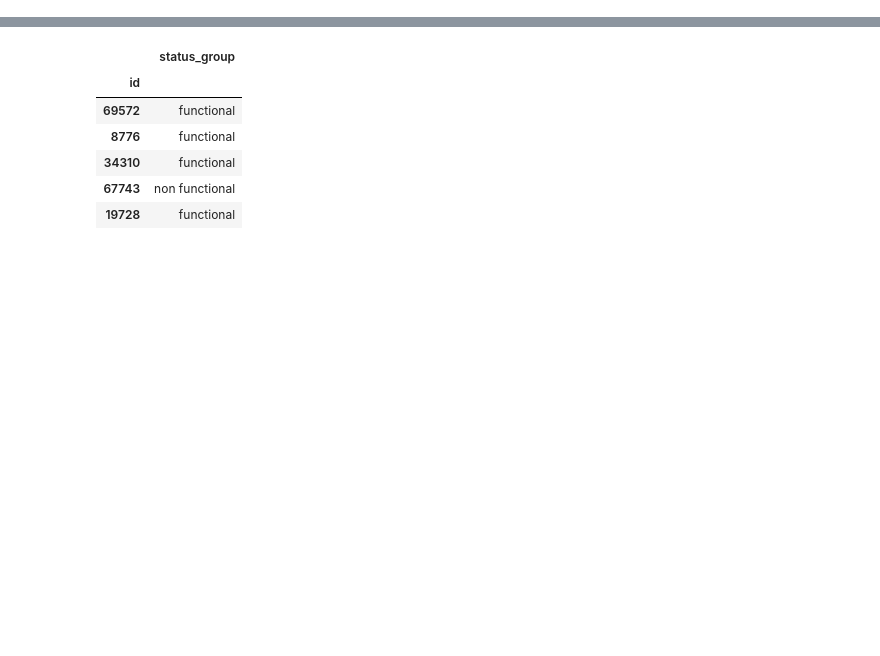
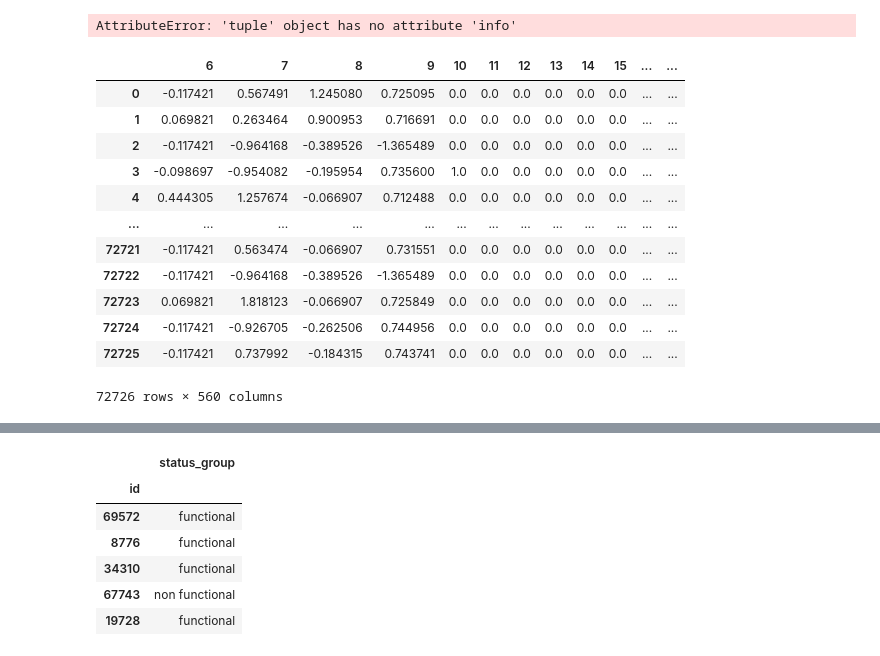
Before and after one commit to MWilliamson96/Tanzania_Well_Competition, a Jupyter notebook: eda/Angelica_Models.ipynb, the cells around one changed output, grey strips where cells are left out. Drawn from its saved outputs; the diff is of its cells as text; code cells hidden in the pictures; blank space fills up the shorter version.

```diff
--- a/eda/Angelica_Models.ipynb
+++ b/eda/Angelica_Models.ipynb
@@ -37,3 +38,7 @@ strict_pickle_path = src_path / 'strict_pre_pipeline_AD.pkl'
 %matplotlib inline
 # %%
 x_train, x_test, y_train = data_functions.get_dataframes()
+# %%
+
+file = open(strict_pickle_path, 'rb')
+strict_v4 = pickle.load(file)
@@ -39,0 +49,10 @@ x_train, x_test, y_train = data_functions.get_dataframes()
+# %%
+file = open(strict_pickle_path, 'rb')
+strict_v4 = pickle.load(file)
+file.close()
+x_tr_val, x_te_val, y_tr_val, y_te_val = train_test_split(x_train, y_train)
+resampled_data = strict_v4.fit_resample(x_tr_val, y_tr_val)
+x_tr_resamp= pd.DataFrame(resampled_data[0])
+y_tr_resamp = pd.DataFrame(resampled_data[1])
+
+x_tr_resamp= x_tr_resamp.drop(columns=[0,1,2,3,4,5], axis = 1)
@@ -39,0 +64,6 @@ x_train, x_test, y_train = data_functions.get_dataframes()
+# %%
+file = open(strict_pickle_path, 'rb')
+strict_v4 = pickle.load(file)
+file.close()
+x_tr_resamp= pd.DataFrame(resampled_data[0])
+#y_tr_resamp = pd.DataFrame(resampled_data[1])
@@ -39,0 +87,22 @@ x_train, x_test, y_train = data_functions.get_dataframes()
+# %%
+resampled_data.info
+# %% [output]
+AttributeError: 'tuple' object has no attribute 'info'
+# %%
+x_tr_resamp= x_tr_resamp.drop(columns=[0,1,2,3,4,5], axis = 1)
+# %%
+x_tr_resamp
+# %% [output]
+|  | 6 | 7 | 8 | 9 | 10 | 11 | 12 | 13 | 14 | 15 | ... | ... |
+| 0 | -0.117421 | 0.567491 | 1.245080 | 0.725095 | 0.0 | 0.0 | 0.0 | 0.0 | 0.0 | 0.0 | ... | ... |
+| 1 | 0.069821 | 0.263464 | 0.900953 | 0.716691 | 0.0 | 0.0 | 0.0 | 0.0 | 0.0 | 0.0 | ... | ... |
+| 2 | -0.117421 | -0.964168 | -0.389526 | -1.365489 | 0.0 | 0.0 | 0.0 | 0.0 | 0.0 | 0.0 | ... | ... |
+| 3 | -0.098697 | -0.954082 | -0.195954 | 0.735600 | 1.0 | 0.0 | 0.0 | 0.0 | 0.0 | 0.0 | ... | ... |
+| 4 | 0.444305 | 1.257674 | -0.066907 | 0.712488 | 0.0 | 0.0 | 0.0 | 0.0 | 0.0 | 0.0 | ... | ... |
+| ... | ... | ... | ... | ... | ... | ... | ... | ... | ... | ... | ... | ... |
+| 72721 | -0.117421 | 0.563474 | -0.066907 | 0.731551 | 0.0 | 0.0 | 0.0 | 0.0 | 0.0 | 0.0 | ... | ... |
+| 72722 | -0.117421 | -0.964168 | -0.389526 | -1.365489 | 0.0 | 0.0 | 0.0 | 0.0 | 0.0 | 0.0 | ... | ... |
+| 72723 | 0.069821 | 1.818123 | -0.066907 | 0.725849 | 0.0 | 0.0 | 0.0 | 0.0 | 0.0 | 0.0 | ... | ... |
+| 72724 | -0.117421 | -0.926705 | -0.262506 | 0.744956 | 0.0 | 0.0 | 0.0 | 0.0 | 0.0 | 0.0 | ... | ... |
+| 72725 | -0.117421 | 0.737992 | -0.184315 | 0.743741 | 0.0 | 0.0 | 0.0 | 0.0 | 0.0 | 0.0 | ... | ... |
+72726 rows × 560 columns
```
Also changed, not shown: parts of 9 cells of this notebook, 4 other files.
